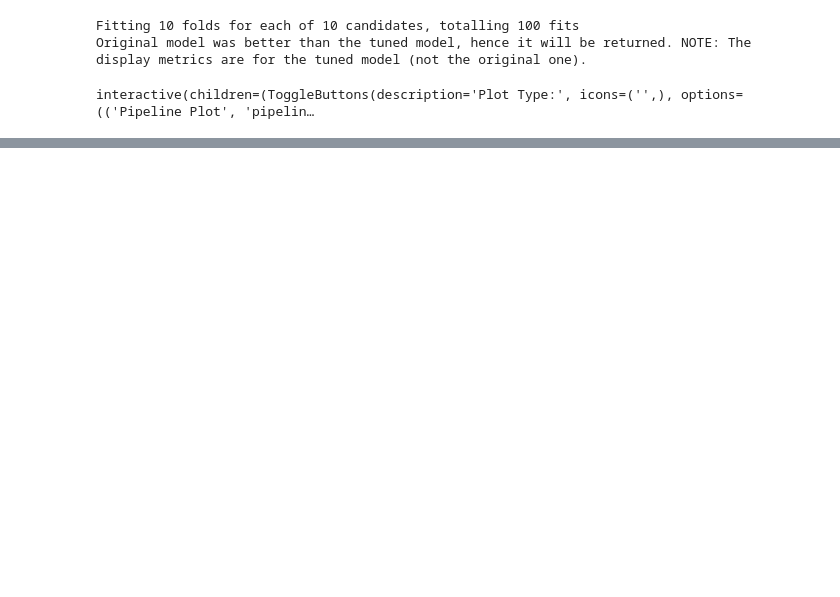
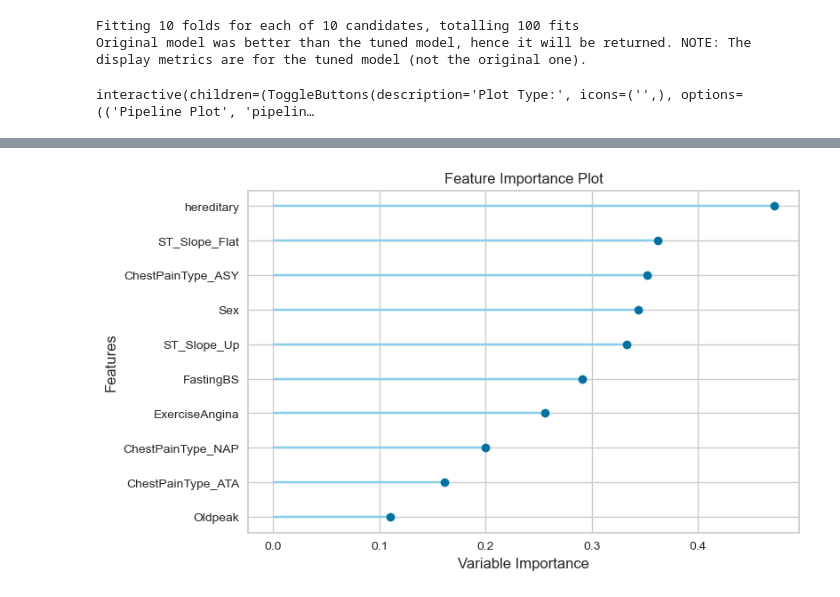
Before and after one commit to prem-0217/HeartDiseaseDetectionModel, a Jupyter notebook: Notebooks/Heart Preprocessing and Modeling.ipynb, the cells around one changed output, grey strips where cells are left out. Drawn from its saved outputs; the diff is of its cells as text; code cells hidden in the pictures; blank space fills up the shorter version.

```diff
--- a/Notebooks/Heart Preprocessing and Modeling.ipynb
+++ b/Notebooks/Heart Preprocessing and Modeling.ipynb
@@ -131,0 +119,3 @@ s.plot_model(best, plot = 'confusion_matrix')
+# %%
+s.plot_model(best, plot = 'feature')
+# %% [output]
@@ -131,0 +123 @@ s.plot_model(best, plot = 'confusion_matrix')
+[figure, added]
```
Also changed, not shown: parts of 10 cells of this notebook, 5 other files.
